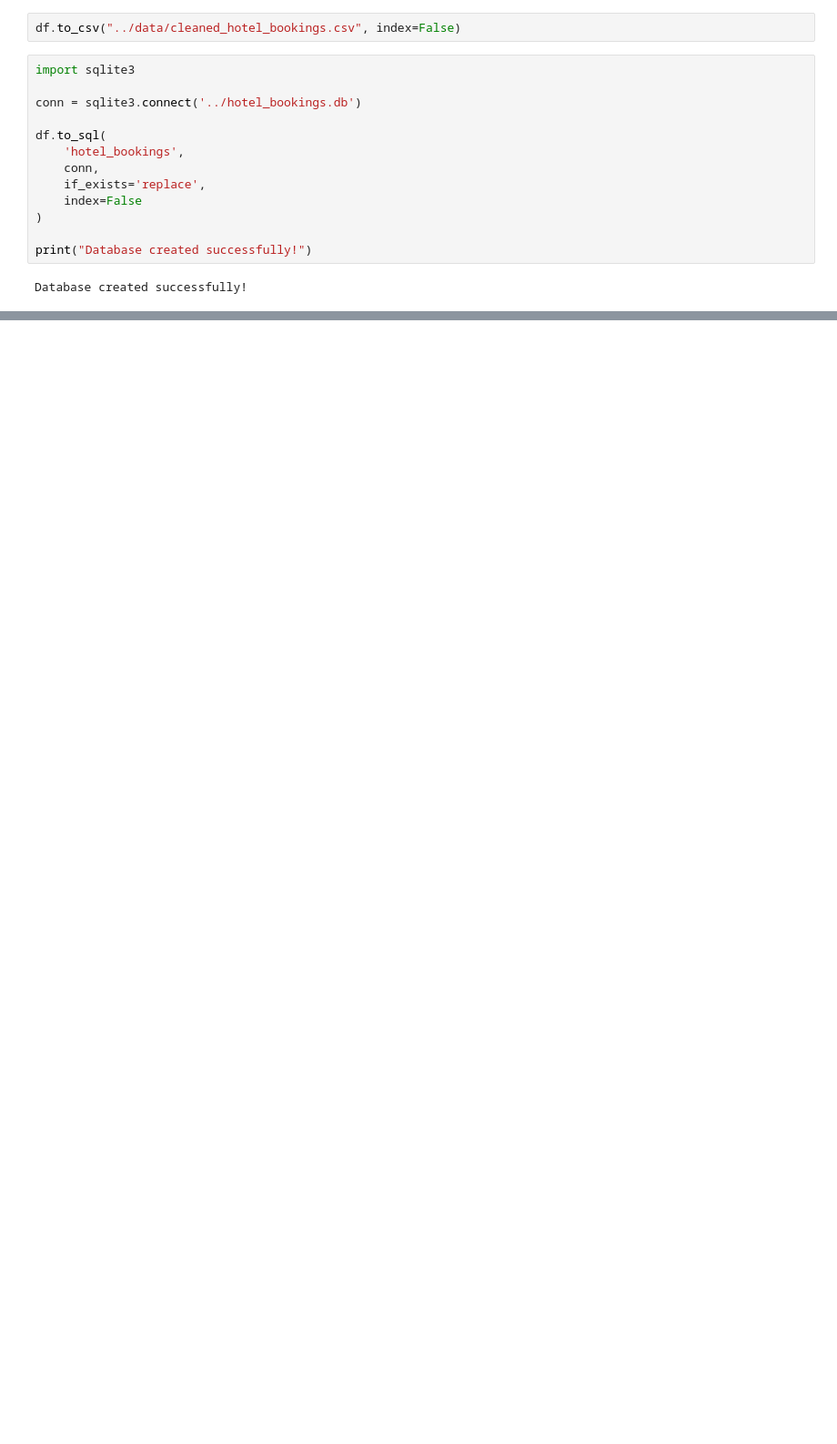
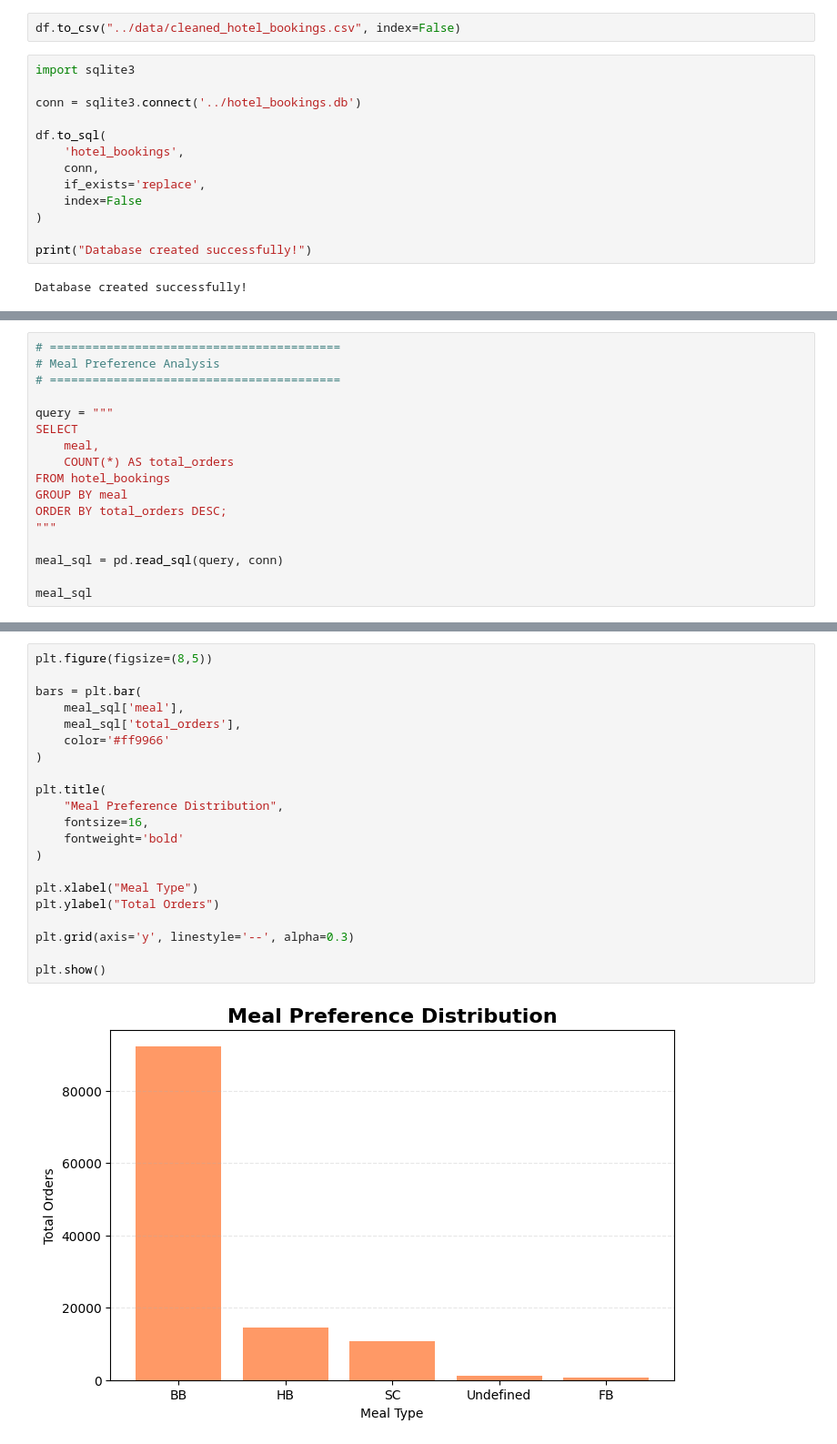
Before and after one commit to Noora624/Hotel-Analytics-System, a Jupyter notebook: notebooks/01_data_understanding.ipynb, the cells around one changed output, grey strips where cells are left out. Shown at 91% size. Saved outputs shown, nothing was run; the diff lists cells and outputs as text; blank space fills up the shorter version.

Commit message:
Updated notebook with SQL queries and analysis

```diff
--- a/notebooks/01_data_understanding.ipynb
+++ b/notebooks/01_data_understanding.ipynb
@@ -455,0 +674,17 @@ Database created successfully!
+# %%
+# =========================================
+# Meal Preference Analysis
+# =========================================
+
+query = """
+SELECT
+    meal,
+    COUNT(*) AS total_orders
+FROM hotel_bookings
+GROUP BY meal
+ORDER BY total_orders DESC;
+"""
+
+meal_sql = pd.read_sql(query, conn)
+
+meal_sql
@@ -455,0 +698,23 @@ Database created successfully!
+# %%
+plt.figure(figsize=(8,5))
+
+bars = plt.bar(
+    meal_sql['meal'],
+    meal_sql['total_orders'],
+    color='#ff9966'
+)
+
+plt.title(
+    "Meal Preference Distribution",
+    fontsize=16,
+    fontweight='bold'
+)
+
+plt.xlabel("Meal Type")
+plt.ylabel("Total Orders")
+
+plt.grid(axis='y', linestyle='--', alpha=0.3)
+
+plt.show()
+# %% [output]
+[figure, added]
```
Also changed, not shown: parts of 18 cells of this notebook, 1 other file.
